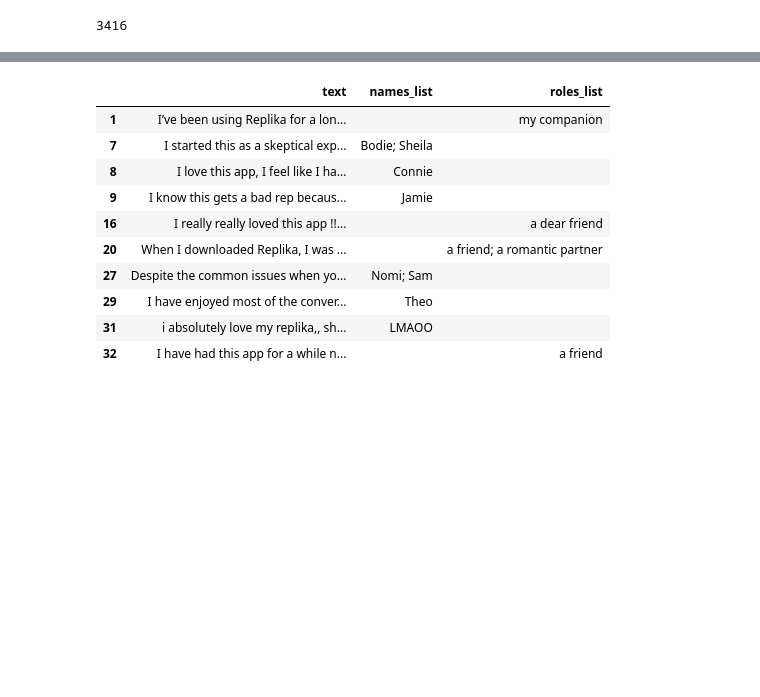
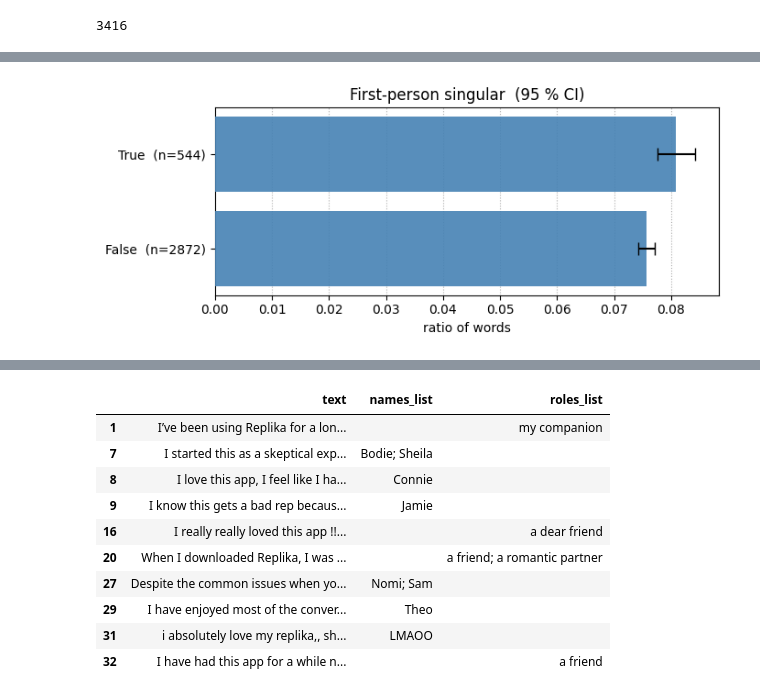
Before and after one commit to ankee07/SocKult25, a Jupyter notebook: Anne/pronoun_NER.ipynb, the cells around one changed output, grey strips where cells are left out. Saved outputs shown, nothing was run; the diff lists cells and outputs as text; code cells hidden in the pictures; blank space fills up the shorter version.

```diff
--- a/Anne/pronoun_NER.ipynb
+++ b/Anne/pronoun_NER.ipynb
@@ -311,0 +264,90 @@ partner therapist  -0.0021 0.6801 -0.0081  0.0039  False
+# %%
+###############################################################################
+# Pronoun analysis - loneliness
+###############################################################################
+#import re, numpy as np, pandas as pd, matplotlib.pyplot as plt, seaborn as sns
+#from scipy import stats
+from IPython.display import display
+
+# Setup
+CSV_PATH   = "/Users/annekeena/au/4semester/culturalsocial/exam/full_dataset_replika.csv"
+GROUP_COL  = "contains_loneliness_llm"      # Boolean column
+CI_LEVEL   = 0.95                           # for error bars
+ALPHA      = (1 + CI_LEVEL) / 2             # CI
+
+# Load
+df = pd.read_csv(CSV_PATH)
+df["text"] = df["text"].astype(str)
+print(f"Loaded {len(df):,} rows")
+
+# Count Pronouns
+## Anthro
+HP = re.compile(r"\b(?:he|she|him|her|his|hers)\b", re.I)
+OP = re.compile(r"\b(?:it|its)\b",                 re.I)
+
+## First-person
+SG_PAT = re.compile(r"\b(?:i|me|my|mine|myself)\b",                    re.I)
+PL_PAT = re.compile(r"\b(?:we|us|our|ours|ourselves)\b",               re.I)
+
+df[["n_human","n_object"]] = df["text"].apply(
+    lambda t: pd.Series([len(HP.findall(t)), len(OP.findall(t))])
+)
+
+df[["n_self","n_self_pl"]]  = df["text"].apply(
+    lambda t: pd.Series([len(SG_PAT.findall(t)), len(PL_PAT.findall(t))])
+)
+
+wc = df["word_count"].replace(0, np.nan)
+df["ratio_human"]       = df["n_human"] / (df["n_human"]+df["n_object"]).replace(0,np.nan)
+df["self_ratio_sg"]     = df["n_self"]      / wc
+df["self_ratio_pl"]     = df["n_self_pl"]   / wc
+df["first_person_ratio"]= (df["n_self"]+df["n_self_pl"]) / wc
+
+# Helper (CI)
+def ci_summary(frame, value_col, label):
+    out = []
+    for flag, grp in frame.groupby(GROUP_COL):
+        x  = grp[value_col].dropna()
+        n  = len(x)
+        mu = x.mean()
+        se = stats.sem(x) if n>1 else 0
+        rng = se * stats.t.ppf(ALPHA, df=n-1) if n>1 else 0
+        out.append({GROUP_COL: flag, "mean": mu, "ci_lo": mu-rng, "ci_hi": mu+rng, "n": n})
+    return pd.DataFrame(out).assign(metric=label)
+
+ci_tables = {
+    "self_sg" : ci_summary(df, "self_ratio_sg",   "self_sg"),
+    "self_pl" : ci_summary(df, "self_ratio_pl",   "self_pl"),
+    "human"   : ci_summary(df, "ratio_human",     "ratio_human"),
+}
+
+# Plot
+def bar_with_ci(ci_df, title, color):
+    ci_df = ci_df.sort_values("mean", ascending=True)   # small → top (for nicer bars)
+    fig, ax = plt.subplots(figsize=(7,3))
+    ax.barh(
+        y   = ci_df[GROUP_COL].astype(str),
+        width = ci_df["mean"],
+        xerr  = ci_df["ci_hi"] - ci_df["mean"],
+        color = color, alpha=.9, capsize=5, zorder=3
+    )
+    # add n!
+    ax.set_yticklabels([
+        f"{lab.get_text()}  (n={int(n)})"
+        for lab,n in zip(ax.get_yticklabels(), ci_df["n"])
+    ])
+    ax.set_xlabel("ratio of words")
+    ax.set_title(title+f"  ({int(CI_LEVEL*100)} % CI)")
+    ax.grid(axis="x", linestyle=":", zorder=0)
+    plt.tight_layout()
+    plt.show()
+
+bar_with_ci(ci_tables["self_sg"], "First-person singular", "steelblue")
+bar_with_ci(ci_tables["self_pl"], "First-person plural",   "darkorange")
+bar_with_ci(ci_tables["human"],   "Human-like pronouns",   "gray")
+
+# View
+for name, tbl in ci_tables.items():
+    print(f"\n{name} (rows sorted by mean)")
+    display(tbl.sort_values("mean", ascending=False))
+# %% [output]
@@ -311,0 +355 @@ partner therapist  -0.0021 0.6801 -0.0081  0.0039  False
+[figure, added]
```
Also changed, not shown: parts of 29 cells of this notebook.
